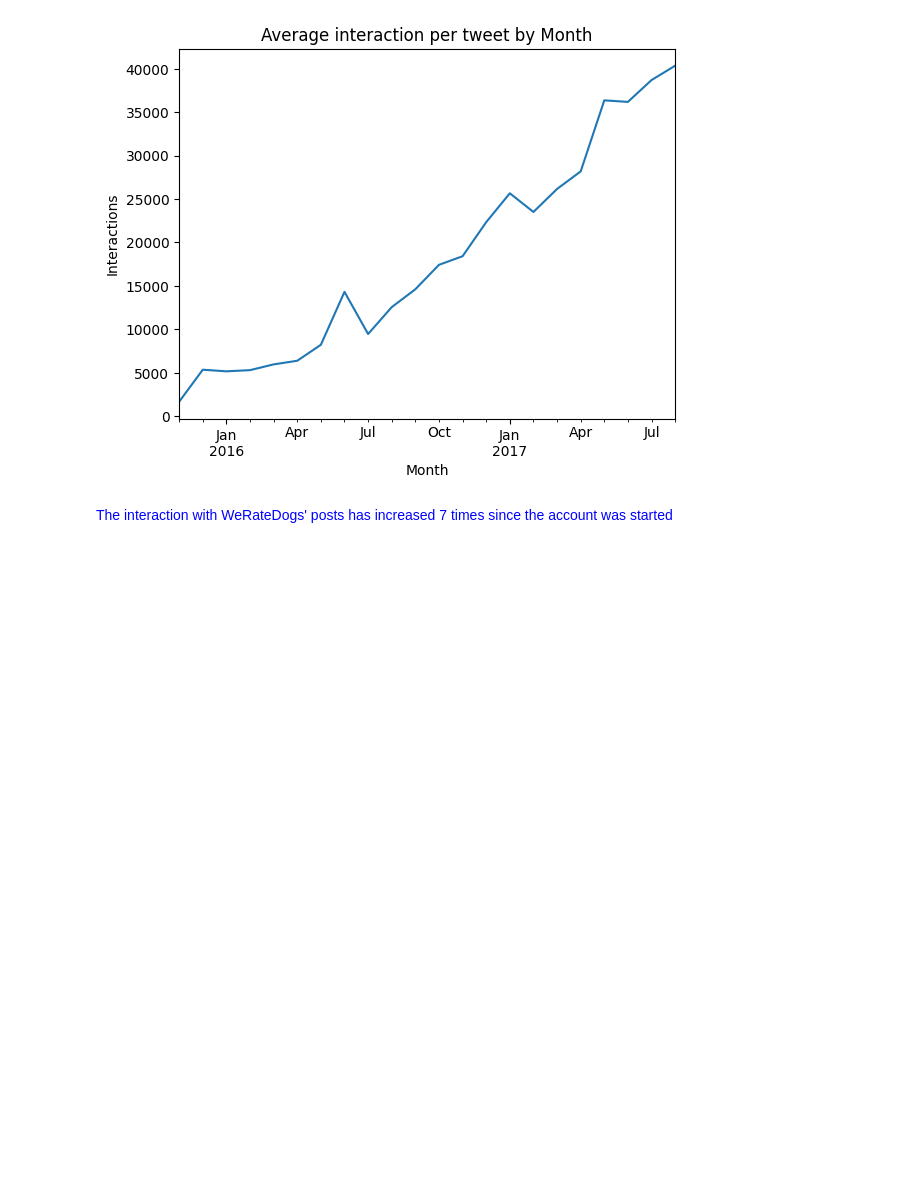
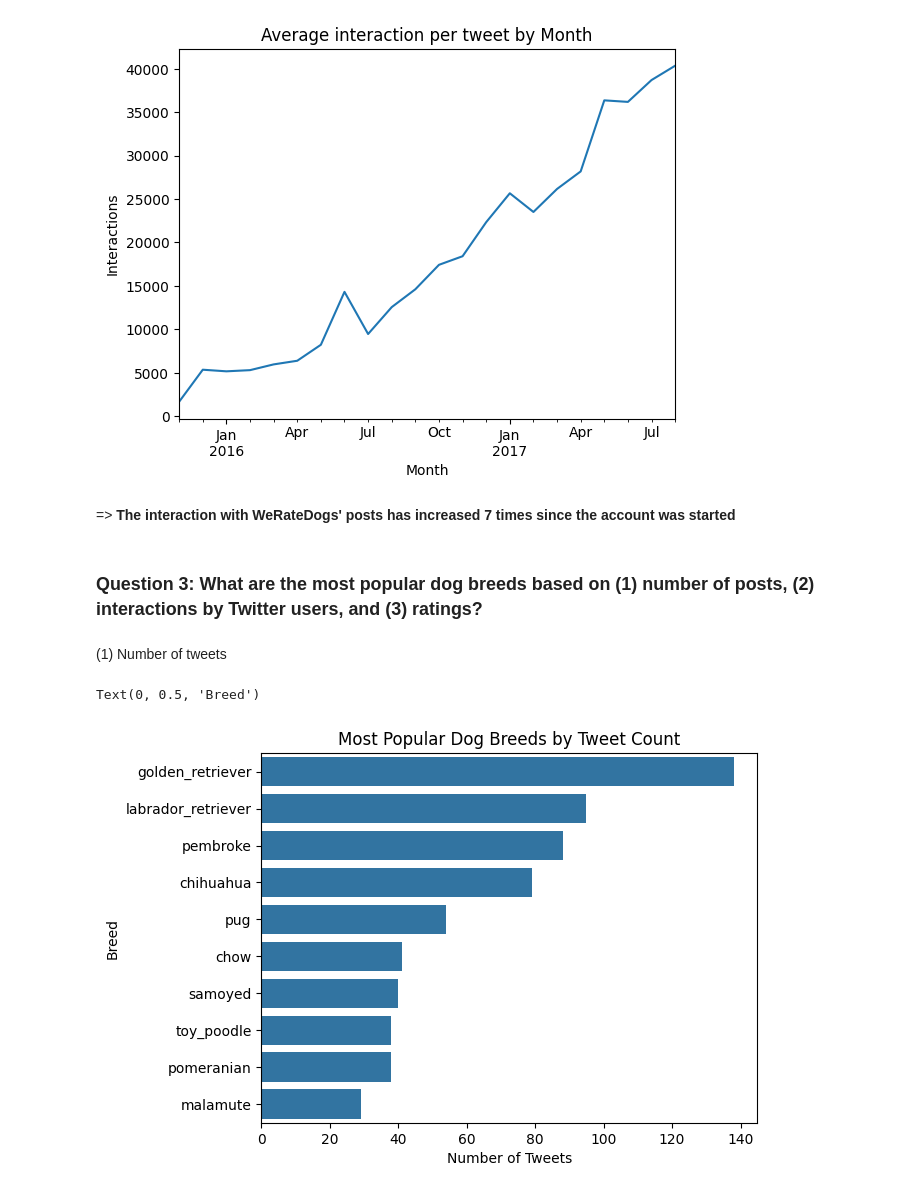
Before and after one commit to linhnp511/Data-Analytics-Portfolio, a Jupyter notebook: Python/Projects/Twitter WeRateDogs Data Set/we_rate_dogs_project.ipynb, the cells around one changed output. Drawn from its saved outputs; the diff is of its cells as text; code cells hidden in the pictures; blank space fills up the shorter version.

Commit message:
finalize twitter prj and reports

```diff
--- a/Python/Projects/Twitter WeRateDogs Data Set/we_rate_dogs_project.ipynb
+++ b/Python/Projects/Twitter WeRateDogs Data Set/we_rate_dogs_project.ipynb
@@ -1043,4 +1054,18 @@ plt.ylabel('Interactions')
 Text(0, 0.5, 'Interactions')
 [figure]
 # %% [markdown]
-<font color='blue'> The interaction with WeRateDogs' posts has increased 7 times since the account was started </font>
+=> **The interaction with WeRateDogs' posts has increased 7 times since the account was started**
+# %% [markdown]
+### Question 3: What are the most popular dog breeds based on (1) number of posts, (2) interactions by Twitter users, and (3) ratings?
+# %% [markdown]
+(1) Number of tweets
+# %%
+top10_dog = archive_clean['breed'].value_counts().head(10)
+
+sb.countplot(data=archive_clean, y='breed',order=top10_dog.index)
+plt.title('Most Popular Dog Breeds by Tweet Count')
+plt.xlabel('Number of Tweets')
+plt.ylabel('Breed')
+# %% [output]
+Text(0, 0.5, 'Breed')
+[figure, added]
```
Also changed, not shown: parts of 41 cells of this notebook, 8 other files.
